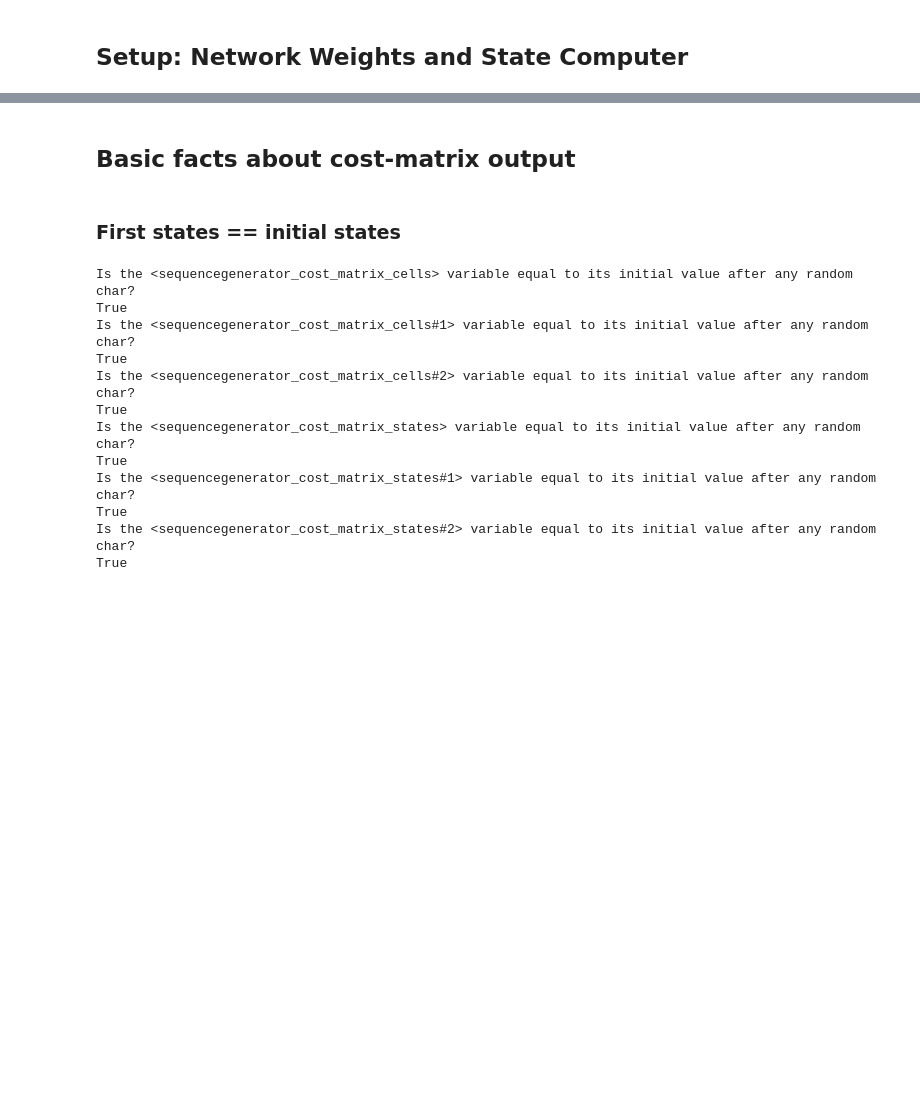
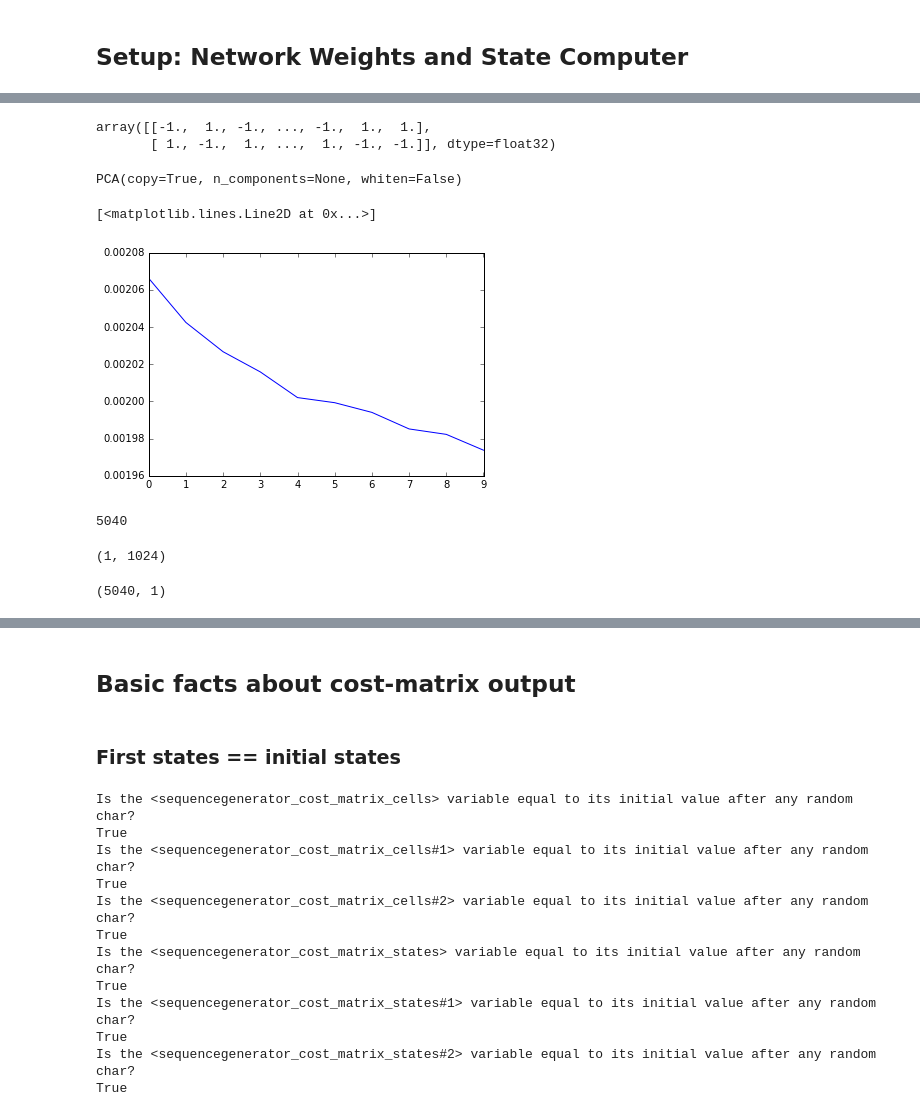
Before and after one commit to Copper-Head/the-three-stooges, a Jupyter notebook: Sandbox.ipynb, the cells around one changed output, grey strips where cells are left out. Saved outputs shown, nothing was run; the diff lists cells and outputs as text; code cells hidden in the pictures; blank space fills up the shorter version.

```diff
--- a/Sandbox.ipynb
+++ b/Sandbox.ipynb
@@ -29,0 +86,2 @@ sc = StateComputer(lstm_net.cost_model, map_chr_2_ind)
+# %%
+relevant_states_batch = batch_dim_first(sc.read_sequence_batch(chars[seq_indices[100:300]]))
@@ -29,0 +101,18 @@ sc = StateComputer(lstm_net.cost_model, map_chr_2_ind)
+# %%
+relevant_states_batch[zip(*new_indx_pairs[:2])]
+# %% [output]
+array([[-1.,  1., -1., ..., -1.,  1.,  1.],
+       [ 1., -1.,  1., ...,  1., -1., -1.]], dtype=float32)
+# %%
+pca = PCA()
+# %%
+transformed = pca.fit_transform(chain_seq_states(relevant_states_batch[aux_var_name]))
+# %%
+pca.fit(chain_seq_states(relevant_states_batch[aux_var_name]))
+# %% [output]
+PCA(copy=True, n_components=None, whiten=False)
+# %%
+plt.plot(pca.explained_variance_ratio_[:10])
+# %% [output]
+[<matplotlib.lines.Line2D at 0x...>]
+[figure, added]
@@ -29,0 +121,4 @@ sc = StateComputer(lstm_net.cost_model, map_chr_2_ind)
+# %%
+252 * 20
+# %% [output]
+5040
@@ -29,0 +127,8 @@ sc = StateComputer(lstm_net.cost_model, map_chr_2_ind)
+# %%
+pca.components_.shape
+# %% [output]
+(1, 1024)
+# %%
+components.shape
+# %% [output]
+(5040, 1)
```
Also changed, not shown: parts of 89 cells of this notebook.
